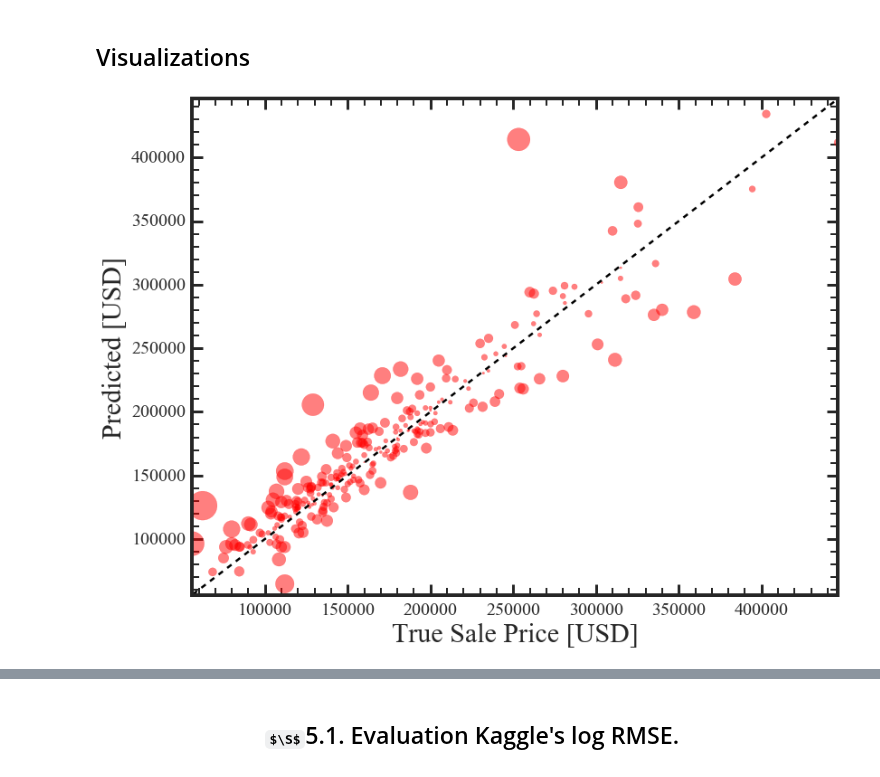
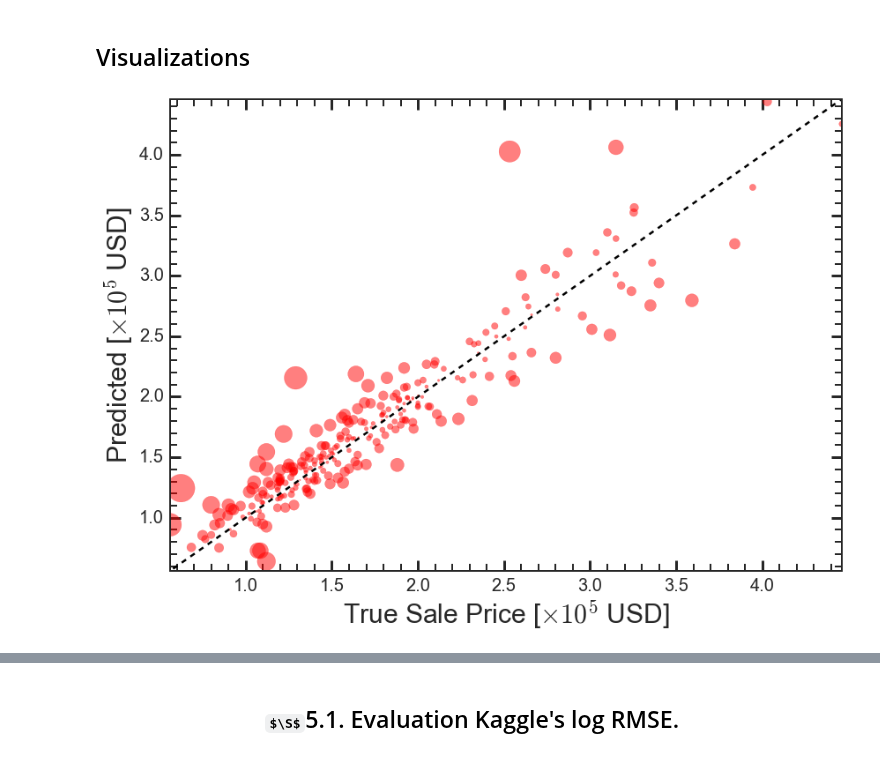
Before and after one commit to gmsardane/Predicting-Ames-Housing-Prices, a Jupyter notebook: Predicting Ames Housing Prices.ipynb, the cells around one changed output, grey strips where cells are left out. Drawn from its saved outputs; the diff is of its cells as text; code cells hidden in the pictures; some formulas as TeX source.

```diff
--- a/Predicting Ames Housing Prices.ipynb
+++ b/Predicting Ames Housing Prices.ipynb
@@ -452,3 +452,16 @@ Processed feature columns (123 total features):
 Training 37 features dummied into 123 features without chronic OUTLIERS. </center></font>
 # %% [markdown]
 ## <center> $\S$5.1. Training  in LINEAR space.
+# %%
+X_train, X_test, y_train, y_test = create_sets(X_all, good_data_y)
+from time import time
+start = time()
+reg = fit_model(X_train, y_train, n_estimators=1000, min_samples_leaf = 1, min_samples_split = 10)
+end = time()
+print "Trained model in {:.4f} seconds".format(end-start)
+
+start = time()
+pred = reg.predict(X_test)
+end = time()
+
+print "Model made predictonsin {:.4f} seconds".format(end-start)
@@ -474,21 +486,21 @@ The  RMSE = 5.30e+08.
 # %% [markdown]
 ## Visualizations
 # %%
-plt.scatter(y_test, pred, alpha = 0.5, s = 1000*np.abs(y_test-pred)/y_test, color = 'red')
-plt.xlabel("True Sale Price [USD]", fontsize = 30);
-plt.ylabel(r"Predicted [USD]", fontsize = 30);
+plt.scatter(y_test/1e5, pred/1e5, alpha = 0.5, s = 1000*np.abs(y_test-pred)/y_test, color = 'red')
+plt.xlabel(r"True Sale Price [$\times 10^{5} $ USD]", fontsize = 30);
+plt.ylabel(r"Predicted [$\times 10^{5} $ USD]", fontsize = 30);
 plt.minorticks_on()
 plt.tight_layout()
 plt.plot(np.arange(0,1000000, 100000), np.arange(0,1000000, 100000), 'k--')
 plt.tick_params('both', length=8, width=2, which='minor');
 plt.tick_params('both', length=12, width=3, which='major');
-plt.xlim(min([min(y_test), min(pred)]), max([max(y_test), max(pred)]))
-plt.ylim(min([min(y_test), min(pred)]), max([max(y_test), max(pred)]))
+plt.xlim(min([min(y_test/1e5), min(pred/1e5)]), max([max(y_test/1e5), max(pred/1e5)]))
+plt.ylim(min([min(y_test/1e5), min(pred/1e5)]), max([max(y_test/1e5), max(pred/1e5)]))
 plt.xticks(fontsize=20)
 plt.yticks(fontsize=20)
 plt.savefig("FinalModel_linear.pdf")
 # %% [output]
-[figure, old version]
+[figure, new version]
 # %%
 sns.set_style("ticks", {"xtick.major.size": 8, "ytick.major.size": 8})
 sns.set_style({"xtick.direction": "in","ytick.direction": "in"})
```
Also changed, not shown: parts of 16 cells of this notebook.
